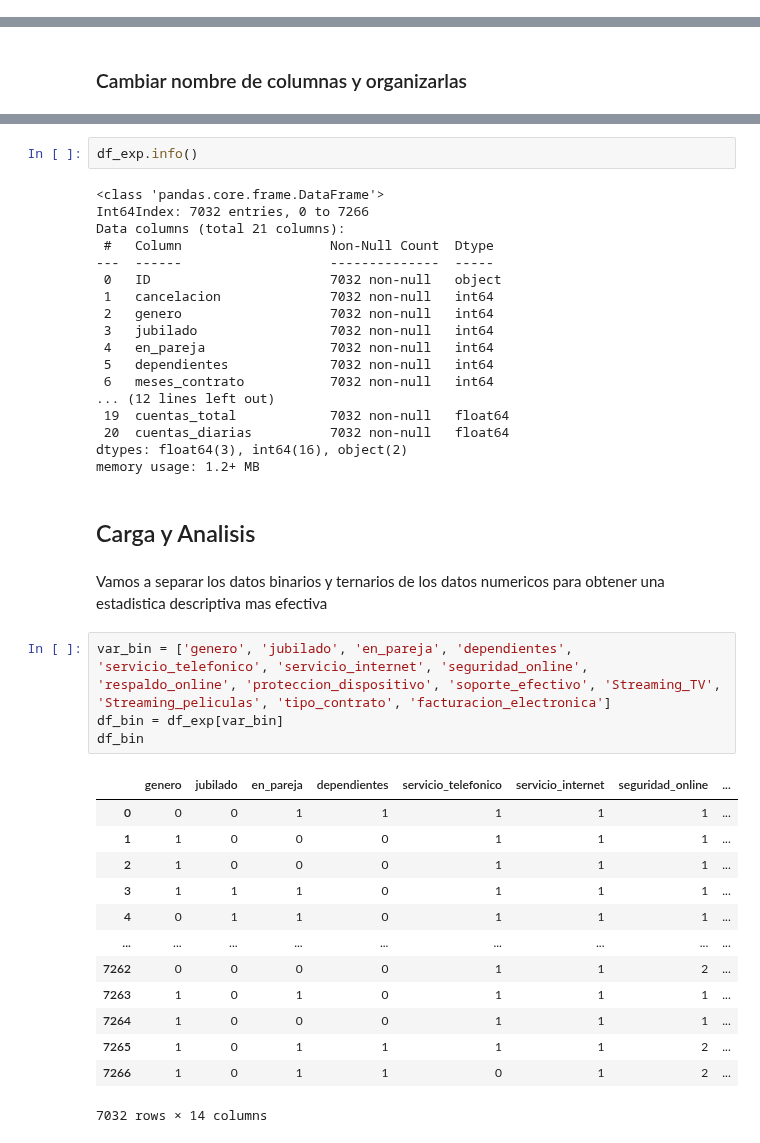
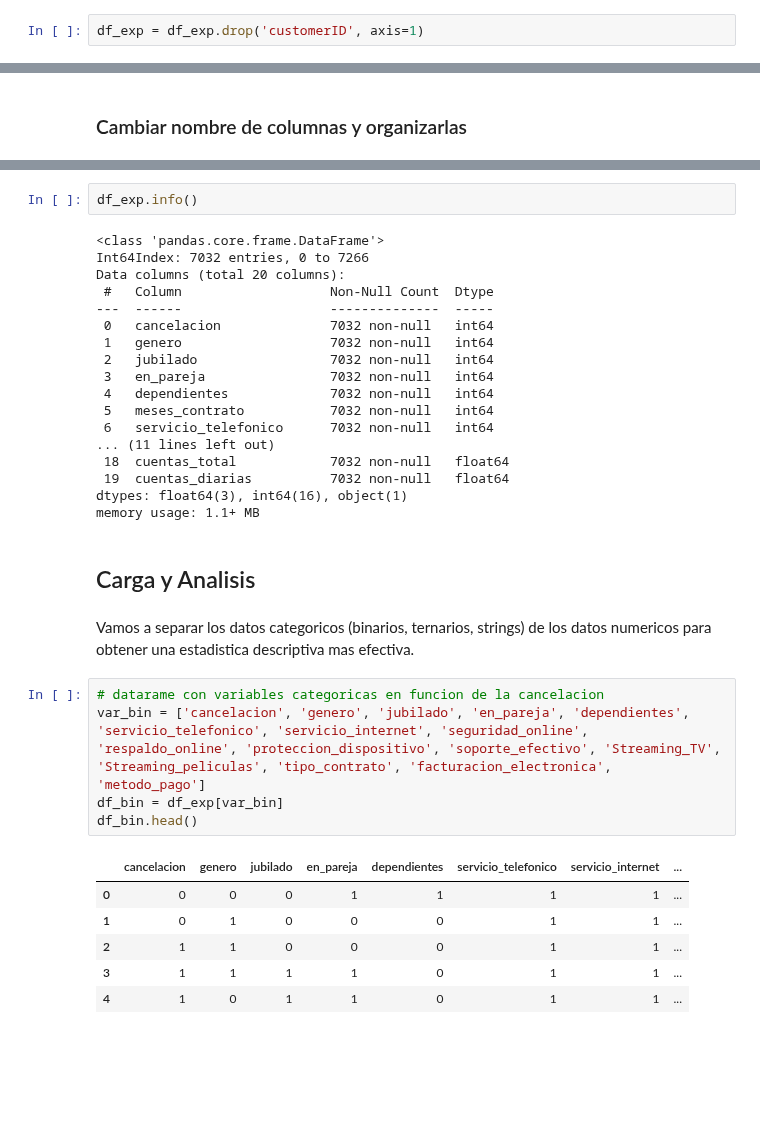
Before and after one commit to jbernalg/challenge_TelecomX, a Jupyter notebook: challenge_telecomx.ipynb, the cells around one changed output, grey strips where cells are left out. Drawn from its saved outputs; the diff is of its cells as text; blank space fills up the shorter version.

Commit message:
separar datos categoricos numericos

```diff
--- a/challenge_telecomx.ipynb
+++ b/challenge_telecomx.ipynb
@@ -381,3 +383,5 @@ df_exp = df_exp.drop('MultipleLines', axis=1)
+# %%
+df_exp = df_exp.drop('customerID', axis=1)
 # %% [markdown]
 __InternetService__
 # %% [markdown]
@@ -510,41 +513,35 @@ df_exp.info()
 # %% [output]
 <class 'pandas.core.frame.DataFrame'>
 Int64Index: 7032 entries, 0 to 7266
-Data columns (total 21 columns):
+Data columns (total 20 columns):
  #   Column                   Non-Null Count  Dtype
 ---  ------                   --------------  -----
- 0   ID                       7032 non-null   object
- 1   cancelacion              7032 non-null   int64
- 2   genero                   7032 non-null   int64
- 3   jubilado                 7032 non-null   int64
- 4   en_pareja                7032 non-null   int64
- 5   dependientes             7032 non-null   int64
- 6   meses_contrato           7032 non-null   int64
-... (12 lines left out)
- 19  cuentas_total            7032 non-null   float64
- 20  cuentas_diarias          7032 non-null   float64
-dtypes: float64(3), int64(16), object(2)
-memory usage: 1.2+ MB
+ 0   cancelacion              7032 non-null   int64
+ 1   genero                   7032 non-null   int64
+ 2   jubilado                 7032 non-null   int64
+ 3   en_pareja                7032 non-null   int64
+ 4   dependientes             7032 non-null   int64
+ 5   meses_contrato           7032 non-null   int64
+ 6   servicio_telefonico      7032 non-null   int64
+... (11 lines left out)
+ 18  cuentas_total            7032 non-null   float64
+ 19  cuentas_diarias          7032 non-null   float64
+dtypes: float64(3), int64(16), object(1)
+memory usage: 1.1+ MB
 # %% [markdown]
 ## Carga y Analisis
 # %% [markdown]
-Vamos a separar los datos binarios y ternarios de los datos numericos para obtener una estadistica descriptiva mas efectiva
+Vamos a separar los datos categoricos (binarios, ternarios, strings) de los datos numericos para obtener una estadistica descriptiva mas efectiva.
 # %%
-var_bin = ['genero', 'jubilado', 'en_pareja', 'dependientes', 'servicio_telefonico', 'servicio_internet', 'seguridad_online', 'respaldo_online', 'proteccion_dispositivo', 'soporte_efectivo', 'Streaming_TV', 'Streaming_peliculas', 'tipo_contrato', 'facturacion_electronica']
+# datarame con variables categoricas en funcion de la cancelacion
+var_bin = ['cancelacion', 'genero', 'jubilado', 'en_pareja', 'dependientes', 'servicio_telefonico', 'servicio_internet', 'seguridad_online', 'respaldo_online', 'proteccion_dispositivo', 'soporte_efectivo', 'Streaming_TV', 'Streaming_peliculas', 'tipo_contrato', 'facturacion_electronica', 'metodo_pago']
 df_bin = df_exp[var_bin]
-df_bin
+df_bin.head()
 # %% [output]
-|  | genero | jubilado | en_pareja | dependientes | servicio_telefonico | servicio_internet | seguridad_online | ... |
-| 0 | 0 | 0 | 1 | 1 | 1 | 1 | 1 | ... |
-| 1 | 1 | 0 | 0 | 0 | 1 | 1 | 1 | ... |
-| 2 | 1 | 0 | 0 | 0 | 1 | 1 | 1 | ... |
-| 3 | 1 | 1 | 1 | 0 | 1 | 1 | 1 | ... |
-| 4 | 0 | 1 | 1 | 0 | 1 | 1 | 1 | ... |
-| ... | ... | ... | ... | ... | ... | ... | ... | ... |
-| 7262 | 0 | 0 | 0 | 0 | 1 | 1 | 2 | ... |
-| 7263 | 1 | 0 | 1 | 0 | 1 | 1 | 1 | ... |
-| 7264 | 1 | 0 | 0 | 0 | 1 | 1 | 1 | ... |
-| 7265 | 1 | 0 | 1 | 1 | 1 | 1 | 2 | ... |
-| 7266 | 1 | 0 | 1 | 1 | 0 | 1 | 2 | ... |
+|  | cancelacion | genero | jubilado | en_pareja | dependientes | servicio_telefonico | servicio_internet | ... |
+| 0 | 0 | 0 | 0 | 1 | 1 | 1 | 1 | ... |
+| 1 | 0 | 1 | 0 | 0 | 0 | 1 | 1 | ... |
+| 2 | 1 | 1 | 0 | 0 | 0 | 1 | 1 | ... |
+| 3 | 1 | 1 | 1 | 1 | 0 | 1 | 1 | ... |
+| 4 | 1 | 0 | 1 | 1 | 0 | 1 | 1 | ... |
-7032 rows × 14 columns
 # %%
```
Also changed, not shown: parts of 12 cells of this notebook.
